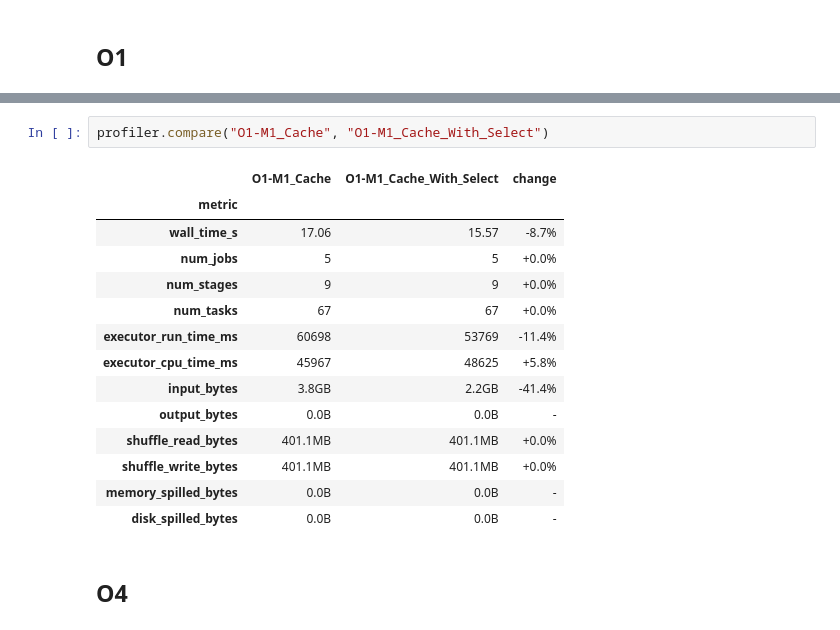
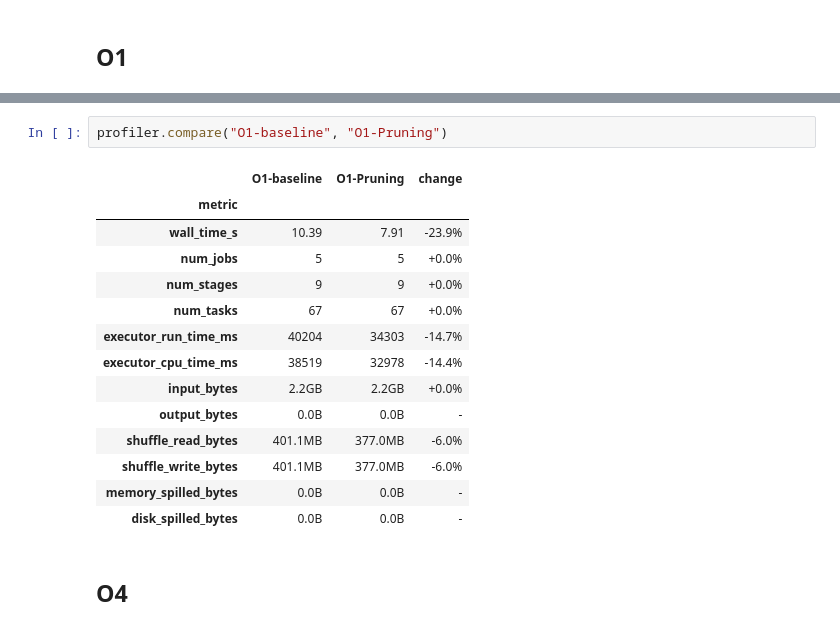
Before and after one commit to rafsilvafct/ComPar_proj1_77967, a Jupyter notebook: notebooks/project.ipynb, the cells around one changed output, grey strips where cells are left out. Cells and saved outputs as stored; diff of their text form.

Commit message:
O1 - pruning

```diff
--- a/notebooks/project.ipynb
+++ b/notebooks/project.ipynb
@@ -607,18 +671,18 @@ only showing top 20 rows
 # %%
-profiler.compare("O1-M1_Cache", "O1-M1_Cache_With_Select")
+profiler.compare("O1-baseline", "O1-Pruning")
 # %% [output]
-|  | O1-M1_Cache | O1-M1_Cache_With_Select | change |
+|  | O1-baseline | O1-Pruning | change |
 | metric |  |  |  |
-| wall_time_s | 17.06 | 15.57 | -8.7% |
+| wall_time_s | 10.39 | 7.91 | -23.9% |
 | num_jobs | 5 | 5 | +0.0% |
 | num_stages | 9 | 9 | +0.0% |
 | num_tasks | 67 | 67 | +0.0% |
-| executor_run_time_ms | 60698 | 53769 | -11.4% |
-| executor_cpu_time_ms | 45967 | 48625 | +5.8% |
-| input_bytes | 3.8GB | 2.2GB | -41.4% |
+| executor_run_time_ms | 40204 | 34303 | -14.7% |
+| executor_cpu_time_ms | 38519 | 32978 | -14.4% |
+| input_bytes | 2.2GB | 2.2GB | +0.0% |
 | output_bytes | 0.0B | 0.0B | - |
-| shuffle_read_bytes | 401.1MB | 401.1MB | +0.0% |
-| shuffle_write_bytes | 401.1MB | 401.1MB | +0.0% |
+| shuffle_read_bytes | 401.1MB | 377.0MB | -6.0% |
+| shuffle_write_bytes | 401.1MB | 377.0MB | -6.0% |
 | memory_spilled_bytes | 0.0B | 0.0B | - |
 | disk_spilled_bytes | 0.0B | 0.0B | - |
 # %% [markdown]
```
Also changed, not shown: parts of 3 cells of this notebook, 1 other file.
